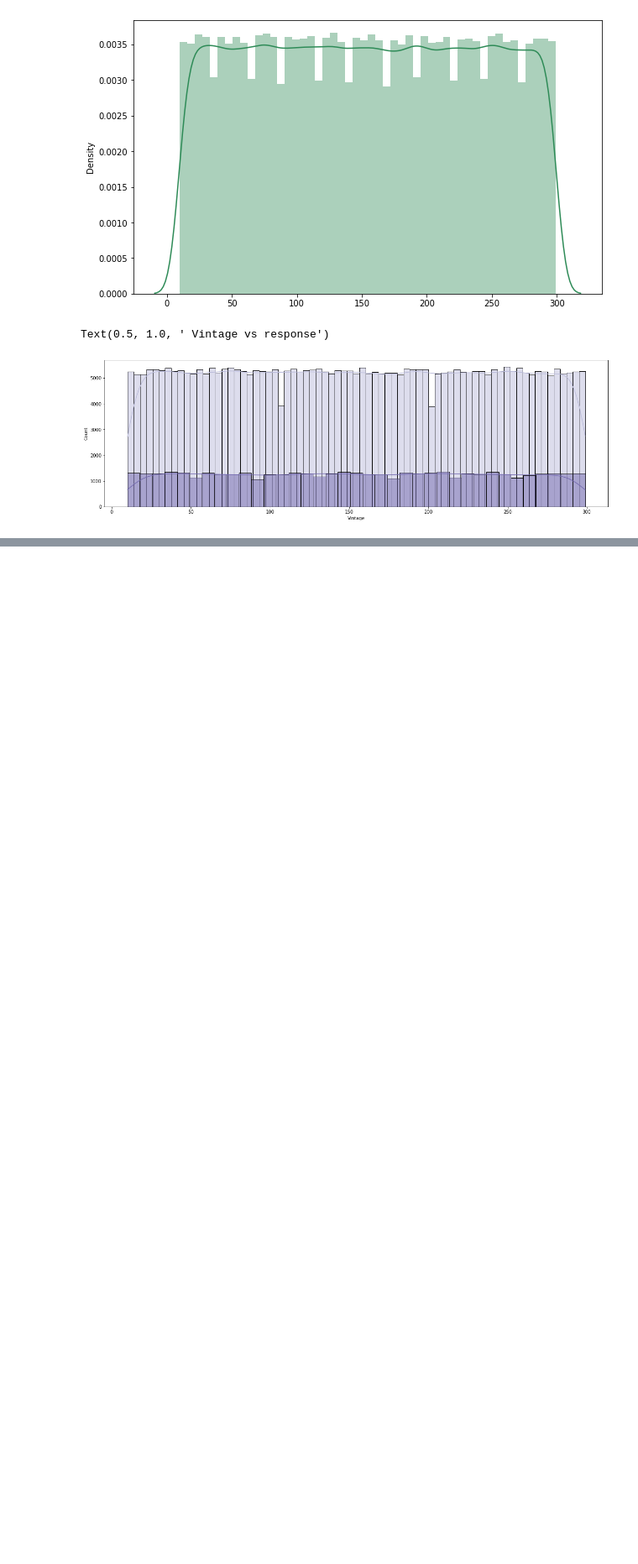
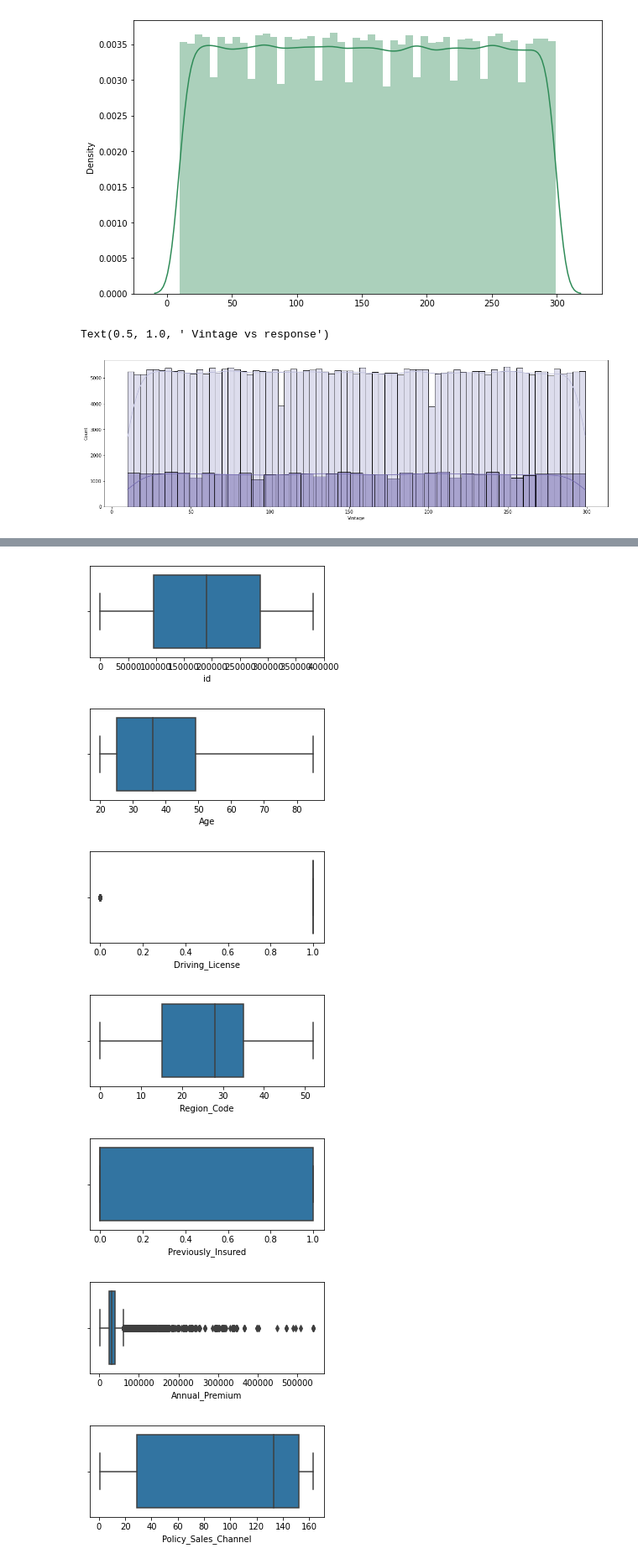
Before and after one commit to SuvirKapse/HEALTH-INSURANCE-CROSS-SELL-PREDICTION, a Jupyter notebook: HEALTH_INSURANCE_CROSS_SELL_PREDICTION.ipynb, the cells around one changed output, grey strips where cells are left out. Shown: that part at 84% size. Drawn from its saved outputs; the diff is of its cells as text; code cells hidden in the pictures; blank space fills up the shorter version.

```diff
--- a/HEALTH_INSURANCE_CROSS_SELL_PREDICTION.ipynb
+++ b/HEALTH_INSURANCE_CROSS_SELL_PREDICTION.ipynb
@@ -334,0 +348,15 @@ Text(0.5, 1.0, ' Vintage vs response')
+# %%
+#Checking for outliers
+int_df = Health_df[list(Health_df.describe())]
+
+for column in int_df:
+    plt.figure(figsize=( 5,2))
+    sns.boxplot(data=int_df,x=column)
+# %% [output]
+[figure, added]
+[figure, added]
+[figure, added]
+[figure, added]
+[figure, added]
+[figure, added]
+[figure, added]
```
Also changed, not shown: parts of 27 cells of this notebook.
